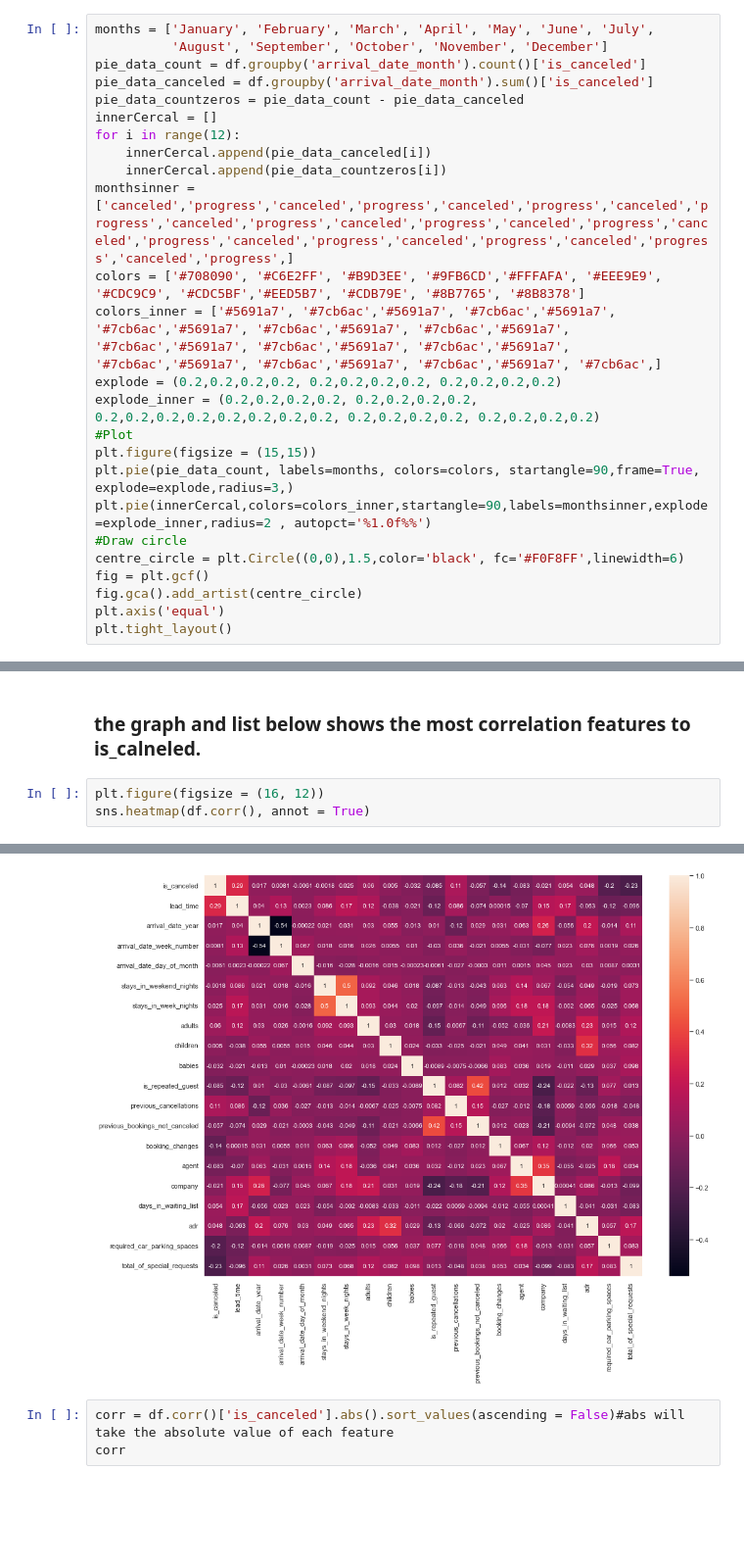
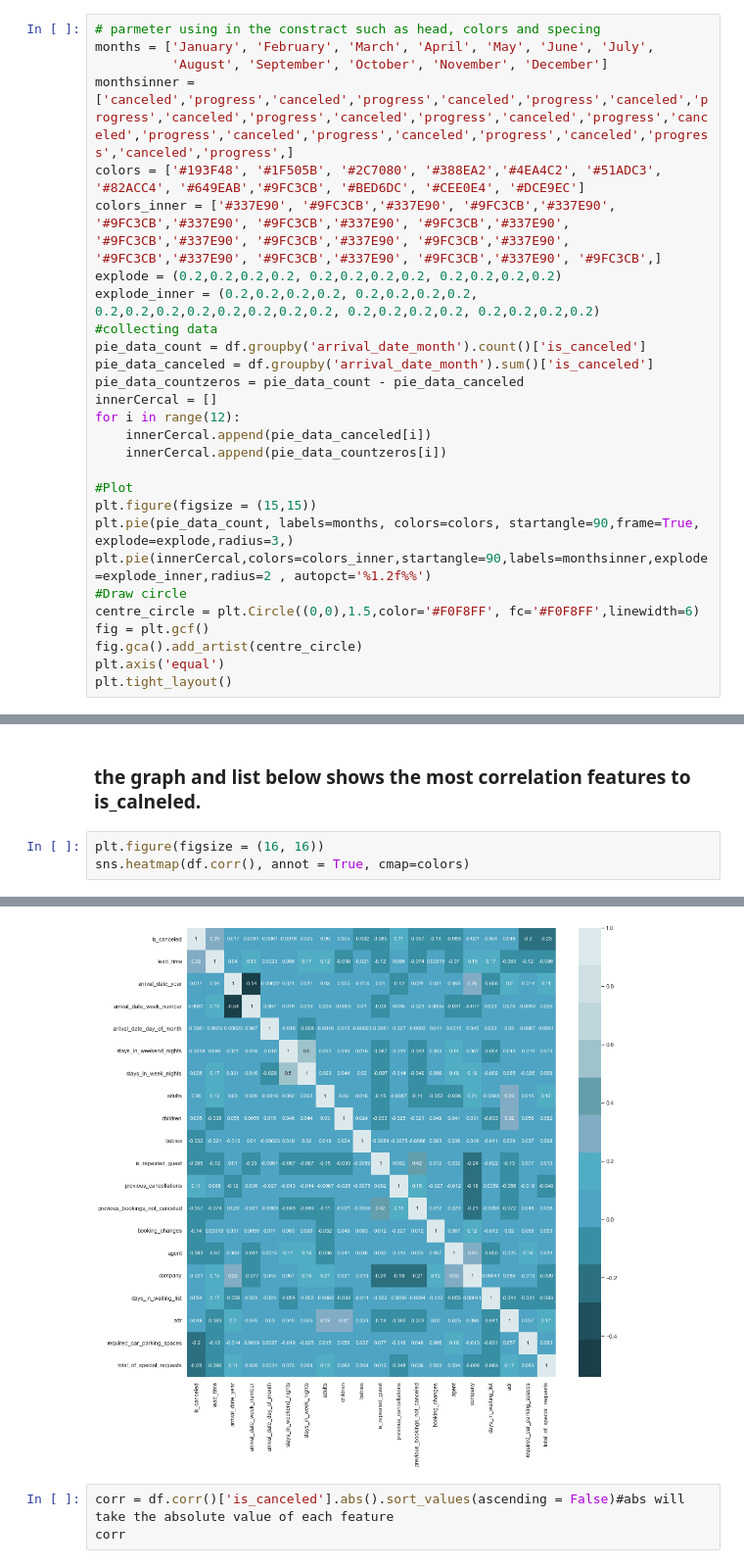
Before and after one commit to alkhonain/Tuwaiq_project, a Jupyter notebook: project/project.ipynb, the cells around one changed output, grey strips where cells are left out. Shown at 98% size. Drawn from its saved outputs; the diff is of its cells as text; blank space fills up the shorter version.

```diff
--- a/project/project.ipynb
+++ b/project/project.ipynb
@@ -172,6 +172,13 @@ months_chart
 # %%
+# parmeter using in the constract such as head, colors and specing
 months = ['January', 'February', 'March', 'April', 'May', 'June', 'July',
           'August', 'September', 'October', 'November', 'December']
+monthsinner = ['canceled','progress','canceled','progress','canceled','progress','canceled','progress','canceled','progress','canceled','progress','canceled','progress','canceled','progress','canceled','progress','canceled','progress','canceled','progress','canceled','progress',]
+colors = ['#193F48', '#1F505B', '#2C7080', '#388EA2','#4EA4C2', '#51ADC3', '#82ACC4', '#649EAB','#9FC3CB', '#BED6DC', '#CEE0E4', '#DCE9EC']
+colors_inner = ['#337E90', '#9FC3CB','#337E90', '#9FC3CB','#337E90', '#9FC3CB','#337E90', '#9FC3CB','#337E90', '#9FC3CB','#337E90', '#9FC3CB','#337E90', '#9FC3CB','#337E90', '#9FC3CB','#337E90', '#9FC3CB','#337E90', '#9FC3CB','#337E90', '#9FC3CB','#337E90', '#9FC3CB',]
+explode = (0.2,0.2,0.2,0.2, 0.2,0.2,0.2,0.2, 0.2,0.2,0.2,0.2)
+explode_inner = (0.2,0.2,0.2,0.2, 0.2,0.2,0.2,0.2, 0.2,0.2,0.2,0.2,0.2,0.2,0.2,0.2, 0.2,0.2,0.2,0.2, 0.2,0.2,0.2,0.2)
+#collecting data
 pie_data_count = df.groupby('arrival_date_month').count()['is_canceled']
 pie_data_canceled = df.groupby('arrival_date_month').sum()['is_canceled']
 pie_data_countzeros = pie_data_count - pie_data_canceled
@@ -179,17 +186,13 @@ innerCercal = []
 for i in range(12):
     innerCercal.append(pie_data_canceled[i])
     innerCercal.append(pie_data_countzeros[i])
-monthsinner = ['canceled','progress','canceled','progress','canceled','progress','canceled','progress','canceled','progress','canceled','progress','canceled','progress','canceled','progress','canceled','progress','canceled','progress','canceled','progress','canceled','progress',]
-colors = ['#708090', '#C6E2FF', '#B9D3EE', '#9FB6CD','#FFFAFA', '#EEE9E9', '#CDC9C9', '#CDC5BF','#EED5B7', '#CDB79E', '#8B7765', '#8B8378']
-colors_inner = ['#5691a7', '#7cb6ac','#5691a7', '#7cb6ac','#5691a7', '#7cb6ac','#5691a7', '#7cb6ac','#5691a7', '#7cb6ac','#5691a7', '#7cb6ac','#5691a7', '#7cb6ac','#5691a7', '#7cb6ac','#5691a7', '#7cb6ac','#5691a7', '#7cb6ac','#5691a7', '#7cb6ac','#5691a7', '#7cb6ac',]
-explode = (0.2,0.2,0.2,0.2, 0.2,0.2,0.2,0.2, 0.2,0.2,0.2,0.2)
-explode_inner = (0.2,0.2,0.2,0.2, 0.2,0.2,0.2,0.2, 0.2,0.2,0.2,0.2,0.2,0.2,0.2,0.2, 0.2,0.2,0.2,0.2, 0.2,0.2,0.2,0.2)
+
 #Plot
 plt.figure(figsize = (15,15))
 plt.pie(pie_data_count, labels=months, colors=colors, startangle=90,frame=True, explode=explode,radius=3,)
-plt.pie(innerCercal,colors=colors_inner,startangle=90,labels=monthsinner,explode=explode_inner,radius=2 , autopct='%1.0f%%')
+plt.pie(innerCercal,colors=colors_inner,startangle=90,labels=monthsinner,explode=explode_inner,radius=2 , autopct='%1.2f%%')
 #Draw circle
-centre_circle = plt.Circle((0,0),1.5,color='black', fc='#F0F8FF',linewidth=6)
+centre_circle = plt.Circle((0,0),1.5,color='#F0F8FF', fc='#F0F8FF',linewidth=6)
 fig = plt.gcf()
 fig.gca().add_artist(centre_circle)
 plt.axis('equal')
@@ -223,11 +226,11 @@ sns.countplot(x='country', hue='hotel',  data=df[df.country.isin(counts[counts >
 # %% [markdown]
 ### the graph and list below shows the most correlation features to is_calneled.
 # %%
-plt.figure(figsize = (16, 12))
-sns.heatmap(df.corr(), annot = True)
+plt.figure(figsize = (16, 16))
+sns.heatmap(df.corr(), annot = True, cmap=colors)
 # %% [output]
 <AxesSubplot:>
-[figure, old version]
+[figure, new version]
 # %%
 corr = df.corr()['is_canceled'].abs().sort_values(ascending = False)#abs will take the absolute value of each feature
 corr
```
Also changed, not shown: parts of 49 cells of this notebook, 4 other files.
